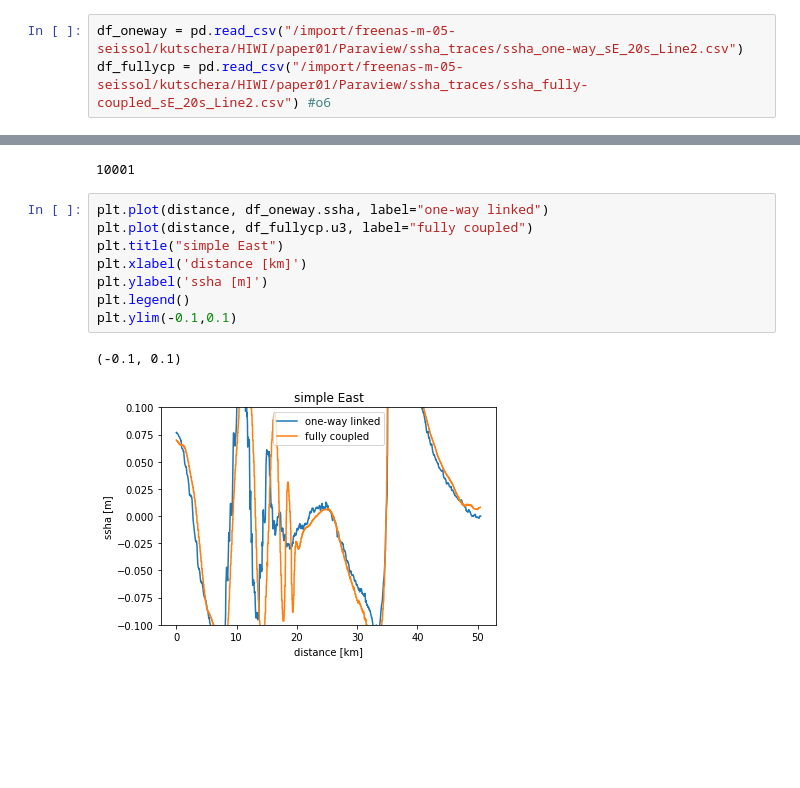
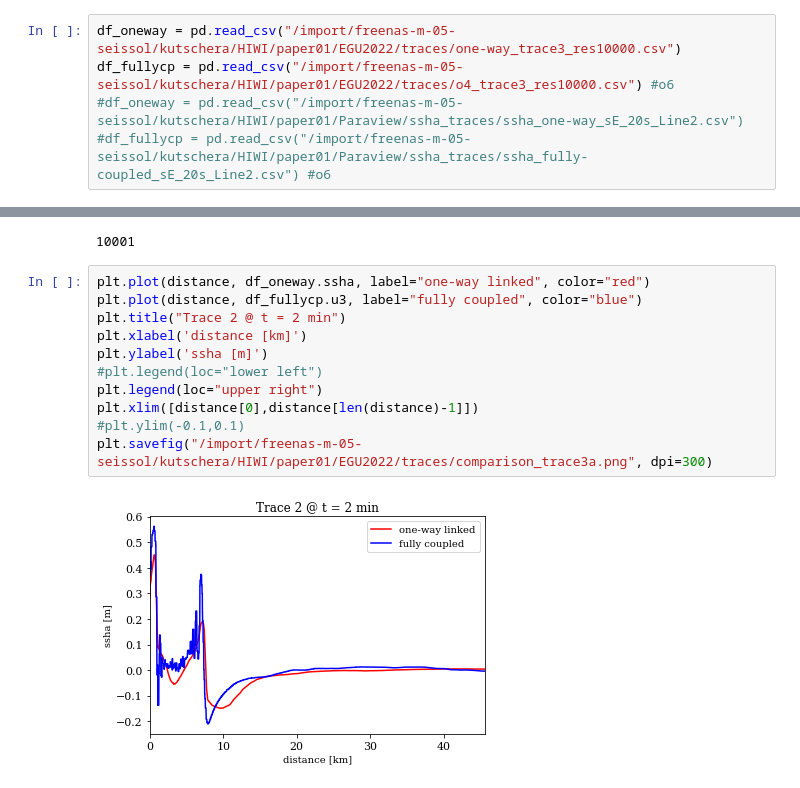
Before and after one commit to fabian-kutschera/Scripts4Processing, a Jupyter notebook: traces_diff.ipynb, the cells around one changed output, grey strips where cells are left out. Saved outputs shown, nothing was run; the diff lists cells and outputs as text; blank space fills up the shorter version.

```diff
--- a/traces_diff.ipynb
+++ b/traces_diff.ipynb
@@ -5,6 +9,8 @@ import numpy as np
 # %%
-df_oneway = pd.read_csv("/import/freenas-m-05-seissol/kutschera/HIWI/paper01/Paraview/ssha_traces/ssha_one-way_sE_20s_Line2.csv")
-df_fullycp = pd.read_csv("/import/freenas-m-05-seissol/kutschera/HIWI/paper01/Paraview/ssha_traces/ssha_fully-coupled_sE_20s_Line2.csv") #o6
+df_oneway = pd.read_csv("/import/freenas-m-05-seissol/kutschera/HIWI/paper01/EGU2022/traces/one-way_trace3_res10000.csv")
+df_fullycp = pd.read_csv("/import/freenas-m-05-seissol/kutschera/HIWI/paper01/EGU2022/traces/o4_trace3_res10000.csv") #o6
+#df_oneway = pd.read_csv("/import/freenas-m-05-seissol/kutschera/HIWI/paper01/Paraview/ssha_traces/ssha_one-way_sE_20s_Line2.csv")
+#df_fullycp = pd.read_csv("/import/freenas-m-05-seissol/kutschera/HIWI/paper01/Paraview/ssha_traces/ssha_fully-coupled_sE_20s_Line2.csv") #o6
 # %%
 def conversion_xy2length(x_start,y_start,x_end,y_end):
     from pyproj import Transformer
@@ -45,14 +51,16 @@ len(distance)
 # %% [output]
 10001
 # %%
-plt.plot(distance, df_oneway.ssha, label="one-way linked")
-plt.plot(distance, df_fullycp.u3, label="fully coupled")
-plt.title("simple East")
+plt.plot(distance, df_oneway.ssha, label="one-way linked", color="red")
+plt.plot(distance, df_fullycp.u3, label="fully coupled", color="blue")
+plt.title("Trace 2 @ t = 2 min")
 plt.xlabel('distance [km]')
 plt.ylabel('ssha [m]')
-plt.legend()
-plt.ylim(-0.1,0.1)
+#plt.legend(loc="lower left")
+plt.legend(loc="upper right")
+plt.xlim([distance[0],distance[len(distance)-1]])
+#plt.ylim(-0.1,0.1)
+plt.savefig("/import/freenas-m-05-seissol/kutschera/HIWI/paper01/EGU2022/traces/comparison_trace3a.png", dpi=300)
 # %% [output]
-(-0.1, 0.1)
-[figure, old version]
+[figure, new version]
 # %%
```
Also changed, not shown: parts of 4 cells of this notebook, 1 other file.
